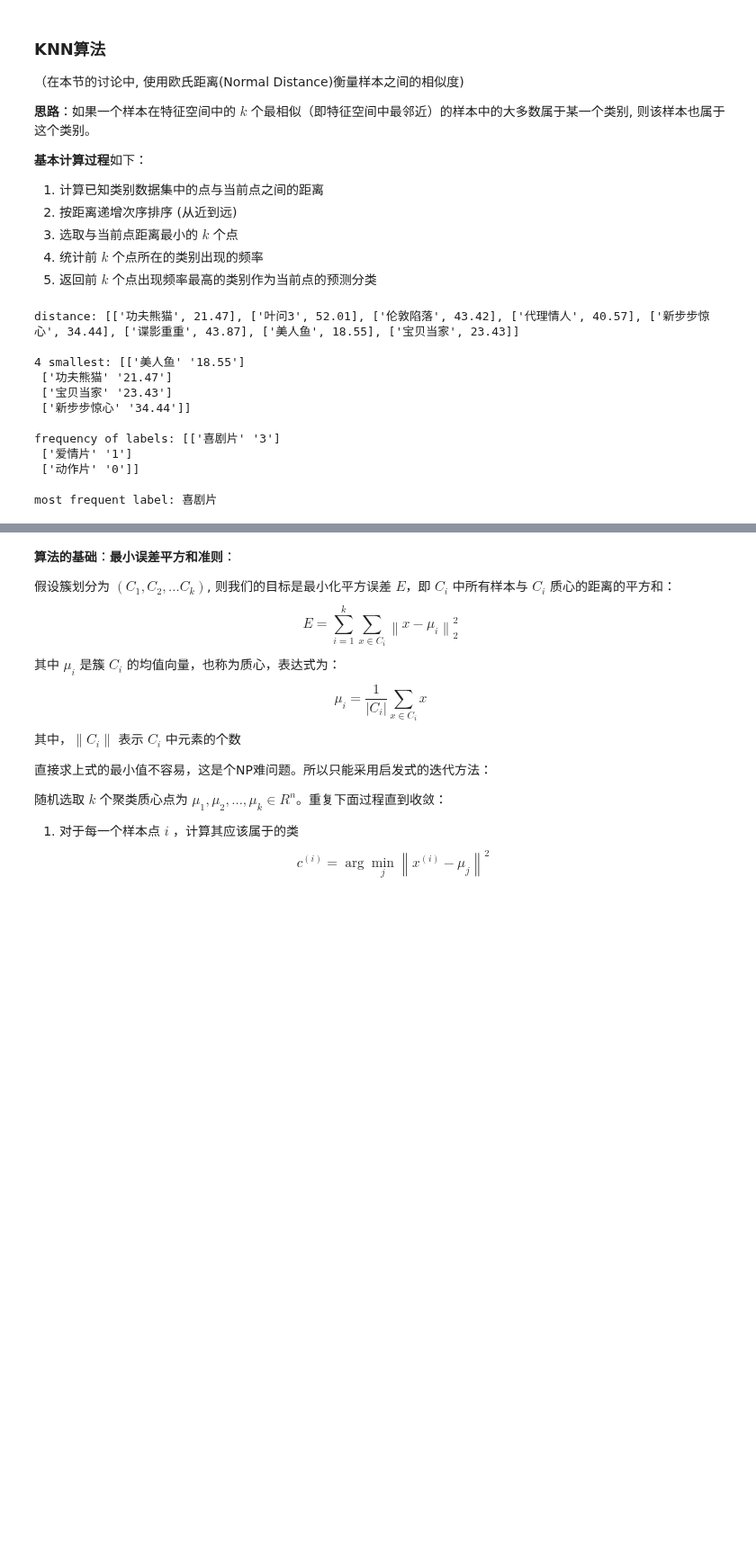
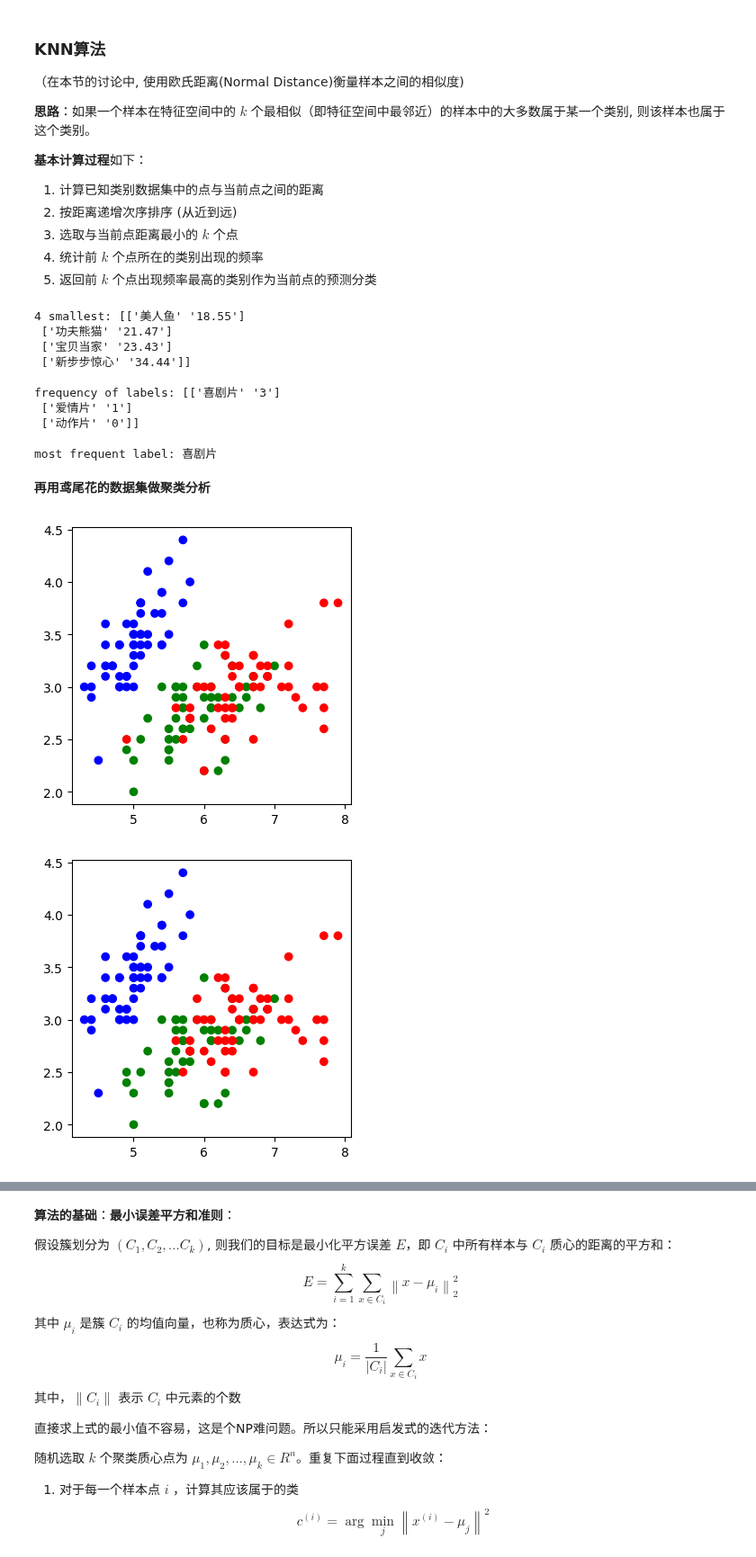
Before and after one commit to SILENT-GUO/MCM_works, a Jupyter notebook: 模型相关/聚类.ipynb, the cells around one changed output, grey strips where cells are left out. Shown at 90% size. Saved outputs shown, nothing was run; the diff lists cells and outputs as text; code cells hidden in the pictures; blank space fills up the shorter version.

```diff
--- a/模型相关/聚类.ipynb
+++ b/模型相关/聚类.ipynb
@@ -66,8 +78,9 @@ for key, v in movie_data.items():
     d = math.sqrt((x[0] - v[0]) ** 2 + (x[1] - v[1]) ** 2 + (x[2] - v[2]) ** 2)
     KNN.append([key, round(d, 2)])
 # Outputs: distance from the used movie to 唐人街探案
-print("distance:", KNN)
-print()
+# print("distance:", KNN)
+# paint()
+
 # Sorted in ascending order by distance
 KNN.sort(key=lambda dis: dis[1])
 # k = 4; Select 4 samples with the smallest distance
@@ -91,8 +104,6 @@ print()
 most_freq_label = max(labels, key=lambda l: l[1])[0]
 print("most frequent label:", most_freq_label)
 # %% [output]
-distance: [['功夫熊猫', 21.47], ['叶问3', 52.01], ['伦敦陷落', 43.42], ['代理情人', 40.57], ['新步步惊心', 34.44], ['谍影重重', 43.87], ['美人鱼', 18.55], ['宝贝当家', 23.43]]
-
 4 smallest: [['美人鱼' '18.55']
  ['功夫熊猫' '21.47']
  ['宝贝当家' '23.43']
@@ -103,5 +114,41 @@ frequency of labels: [['喜剧片' '3']
  ['动作片' '0']]
 
 most frequent label: 喜剧片
+# %% [markdown]
+**再用鸢尾花的数据集做聚类分析**
+# %%
+# KNN distance
+def distance(A, B):
+    result = 0
+    for i in range(len(A)):
+        result += (B[i]-A[i])**2
+    return round(math.sqrt(result), 2)
+# %%
+# Judge the type of point
+def K_check_point(dots, check_list, result, labels, k):
+    label = labels.copy()
+    dis = []
+    for i in check_list:
+        dis.append(distance(dots, i))
+    min_dis = []
+    for j in range(k+1):
+        min_dis.append(dis.index(min(dis)))
+        dis[dis.index(min(dis))] = 100
+    for s in min_dis:
+        label[result[s]] += 1
+    label = sorted(label.items(),key=lambda l: l[1],reverse=True)
+    most_freq_label = max(label, key=lambda l: l[1])[0]
+    return most_freq_label
+# %%
+lris_df = datasets.load_iris()
+labels = {0:0,1:0,2:0}
+cluster = []
+for dot in lris_df.data:
+    cluster.append(K_check_point(dot, lris_df.data, lris_df.target, labels, 4))
+paint(lris_df.data, list(lris_df.target))
+paint(lris_df.data, cluster)
+# %% [output]
+[figure, added]
+[figure, added]
 # %% [markdown]
 ### K-Means算法
```
Also changed, not shown: parts of 17 cells of this notebook, 1 other file.
